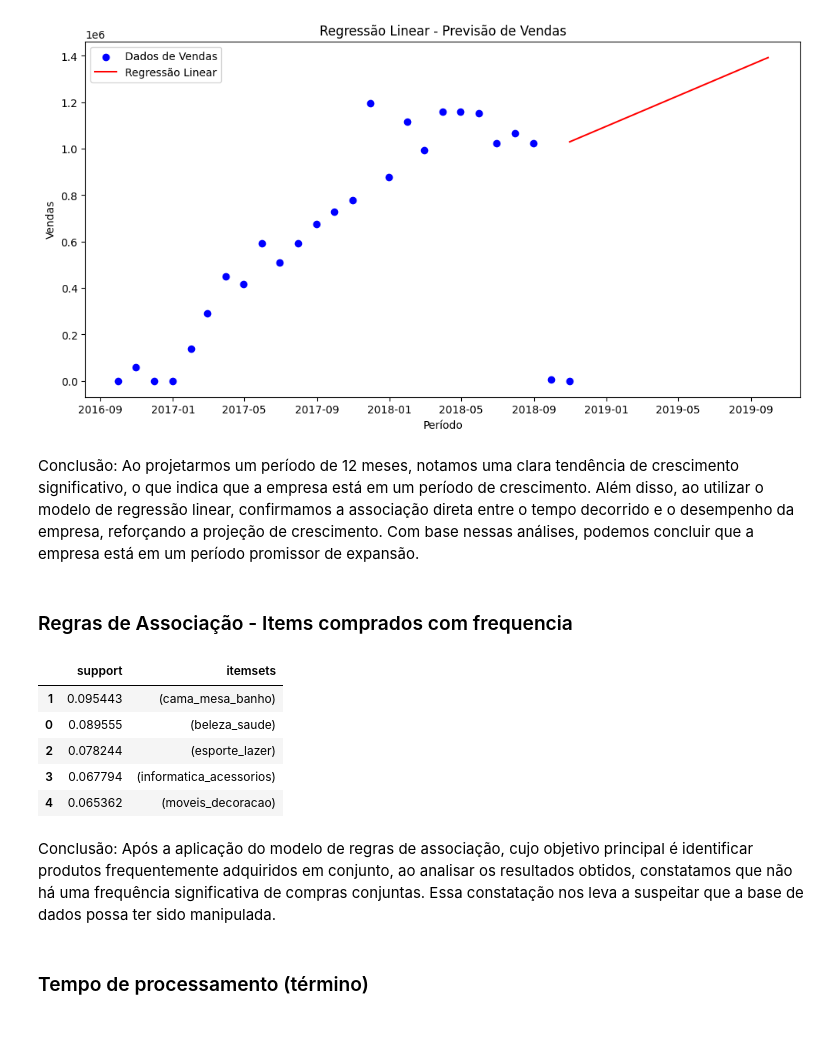
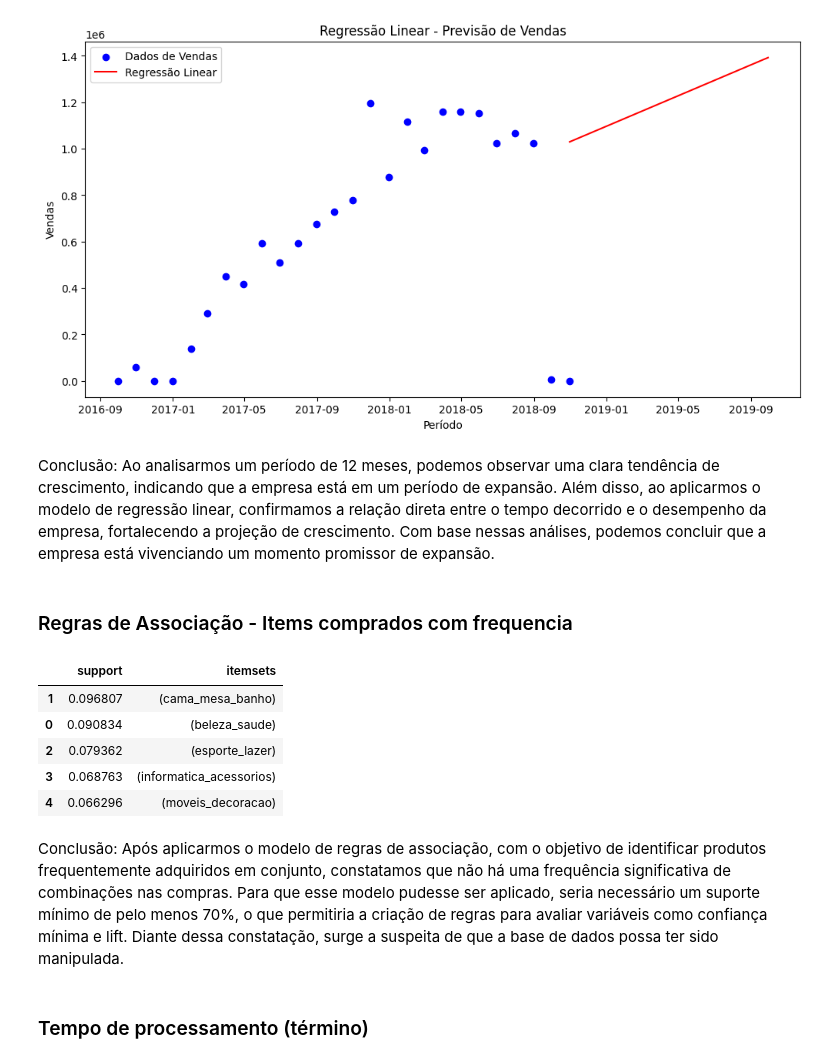
Before and after one commit to felipepitta/PUC_Brazilian_Ecommerce, a Jupyter notebook: Code_Brazilian_Ecommerce.ipynb, the cells around one changed output. Saved outputs shown, nothing was run; the diff lists cells and outputs as text; code cells hidden in the pictures; blank space fills up the shorter version.

```diff
--- a/Code_Brazilian_Ecommerce.ipynb
+++ b/Code_Brazilian_Ecommerce.ipynb
@@ -242,11 +242,14 @@ items_trat = items.drop(['order_item_id', 'shipping_limit_date', 'seller_id'], a
 # Join com produtos
 items_trat = items_trat.merge(products_trat, left_on='product_id', right_on='product_id', how='left')
 
+# Remover categorias vazias
+items_trat1 = items_trat.dropna()
+
 # Remover duplicatas
-items_trat = items_trat.drop_duplicates()
+items_trat2 = items_trat1.drop_duplicates()
 
 # Exibir df
-items_trat.head(10)
+items_trat2.head(10)
 # %% [output]
 |  | order_id | product_id | price | freight_value | product_category_name | product_weight_g | ... |
 | 0 | 00010242fe8c5a6d1ba2dd792cb16214 | 4244733e06e7ecb4970a6e2683c13e61 | 58.90 | 13.29 | cool_stuff | 650.0 | ... |
@@ -526,45 +529,42 @@ plt.show()
 # %% [output]
 [figure]
 # %% [markdown]
-Conclusão: Ao projetarmos um período de 12 meses, notamos uma clara tendência de crescimento significativo, o que indica que a empresa está em um período de crescimento. Além disso, ao utilizar o modelo de regressão linear, confirmamos a associação direta entre o tempo decorrido e o desempenho da empresa, reforçando a projeção de crescimento. Com base nessas análises, podemos concluir que a empresa está em um período promissor de expansão.
+Conclusão: Ao analisarmos um período de 12 meses, podemos observar uma clara tendência de crescimento, indicando que a empresa está em um período de expansão. Além disso, ao aplicarmos o modelo de regressão linear, confirmamos a relação direta entre o tempo decorrido e o desempenho da empresa, fortalecendo a projeção de crescimento. Com base nessas análises, podemos concluir que a empresa está vivenciando um momento promissor de expansão.
 # %% [markdown]
 ### Regras de Associação - Items comprados com frequencia
 # %%
-# Preencher valores ausentes na coluna 'product_category_name' com uma string vazia
-items_trat['product_category_name'] = items_trat['product_category_name'].fillna('')
-
 # Criar a lista pivô
-df_pivot = items_trat.groupby('order_id')['product_category_name'].apply(list).reset_index()
+df_pivot = items_trat2.groupby('order_id')['product_category_name'].apply(list).reset_index()
 
 # Converter o DataFrame em uma lista de listas
 transactions = df_pivot['product_category_name'].tolist()
 
 # Instanciar o TransactionEncoder
 te = TransactionEncoder()
 
 # Ajustar e transformar os dados
 te_ary = te.fit_transform(transactions)
 
 # Converter de volta para DataFrame
 df = pd.DataFrame(te_ary, columns=te.columns_)
 
 # Aplicar o algoritmo Apriori
 frequent_itemsets = apriori(df, min_support=0.05, use_colnames=True)
 
 # Definição das regras
 # rules = association_rules(frequent_itemsets, metric='confidence', min_threshold=0.1)
 
 # Exibir os itens frequentes
 frequent_itemsets.sort_values(by='support', ascending=False).head()
 # %% [output]
 |  | support | itemsets |
-| 1 | 0.095443 | (cama_mesa_banho) |
-| 0 | 0.089555 | (beleza_saude) |
-| 2 | 0.078244 | (esporte_lazer) |
-| 3 | 0.067794 | (informatica_acessorios) |
-| 4 | 0.065362 | (moveis_decoracao) |
+| 1 | 0.096807 | (cama_mesa_banho) |
+| 0 | 0.090834 | (beleza_saude) |
+| 2 | 0.079362 | (esporte_lazer) |
+| 3 | 0.068763 | (informatica_acessorios) |
+| 4 | 0.066296 | (moveis_decoracao) |
 # %% [markdown]
-Conclusão: Após a aplicação do modelo de regras de associação, cujo objetivo principal é identificar produtos frequentemente adquiridos em conjunto, ao analisar os resultados obtidos, constatamos que não há uma frequência significativa de compras conjuntas. Essa constatação nos leva a suspeitar que a base de dados possa ter sido manipulada.
+Conclusão: Após aplicarmos o modelo de regras de associação, com o objetivo de identificar produtos frequentemente adquiridos em conjunto, constatamos que não há uma frequência significativa de combinações nas compras. Para que esse modelo pudesse ser aplicado, seria necessário um suporte mínimo de pelo menos 70%, o que permitiria a criação de regras para avaliar variáveis como confiança mínima e lift. Diante dessa constatação, surge a suspeita de que a base de dados possa ter sido manipulada.
 # %% [markdown]
 ### Tempo de processamento (término)
 # %%
```
Also changed, not shown: parts of 8 cells of this notebook, 5 other files.
